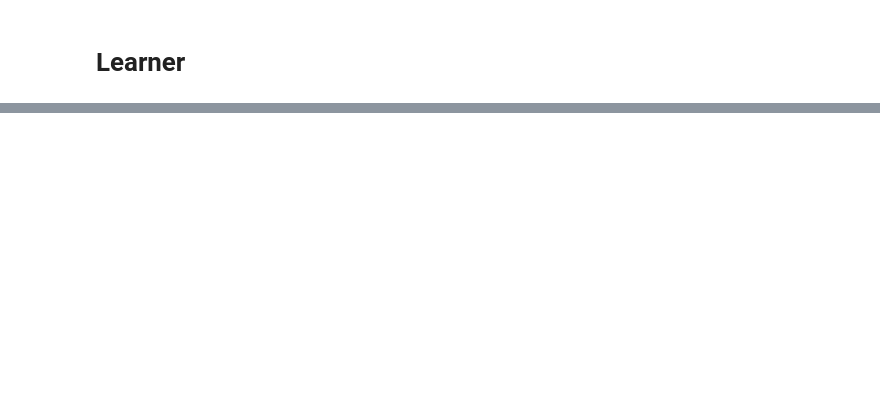
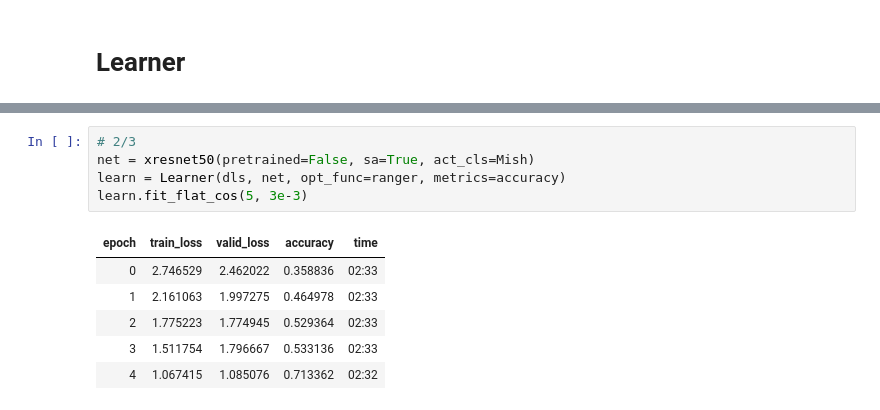
Before and after one commit to jwuphysics/FastGarden, a Jupyter notebook: nbs/01. mxresnet50 tests with augmentation and lr scheduling.ipynb, the cells around one changed output, grey strips where cells are left out. Drawn from its saved outputs; the diff is of its cells as text; blank space fills up the shorter version.

```diff
--- a/nbs/01. mxresnet50 tests with augmentation and lr scheduling.ipynb
+++ b/nbs/01. mxresnet50 tests with augmentation and lr scheduling.ipynb
@@ -109,0 +118,12 @@ learn.fit_flat_cos(5, 8e-3)
+# %%
+# 2/3
+net = xresnet50(pretrained=False, sa=True, act_cls=Mish)
+learn = Learner(dls, net, opt_func=ranger, metrics=accuracy)
+learn.fit_flat_cos(5, 3e-3)
+# %% [output]
+| epoch | train_loss | valid_loss | accuracy | time |
+| 0 | 2.746529 | 2.462022 | 0.358836 | 02:33 |
+| 1 | 2.161063 | 1.997275 | 0.464978 | 02:33 |
+| 2 | 1.775223 | 1.774945 | 0.529364 | 02:33 |
+| 3 | 1.511754 | 1.796667 | 0.533136 | 02:33 |
+| 4 | 1.067415 | 1.085076 | 0.713362 | 02:32 |
```
Also changed, not shown: parts of 26 cells of this notebook, 1 other file.
